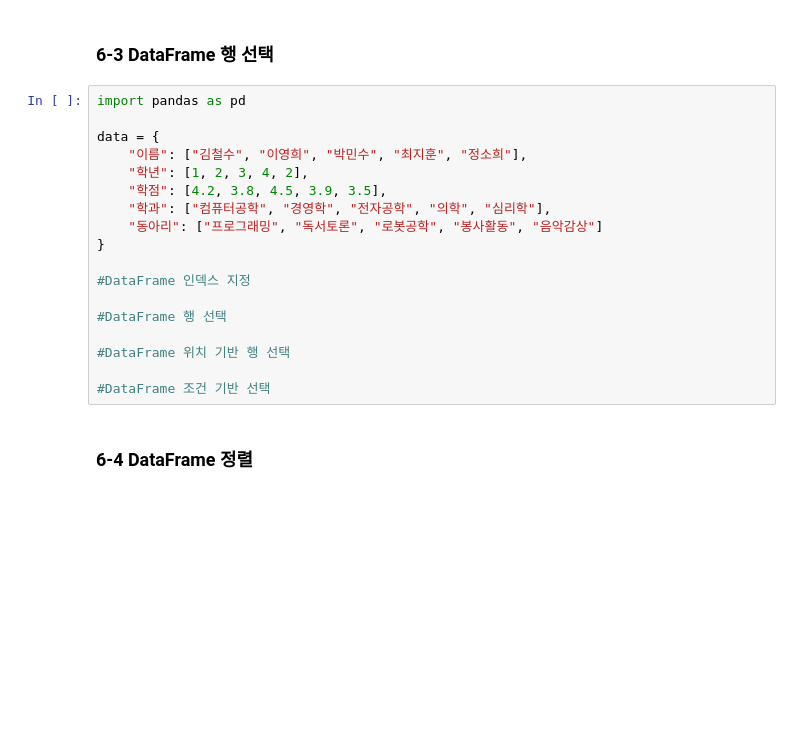
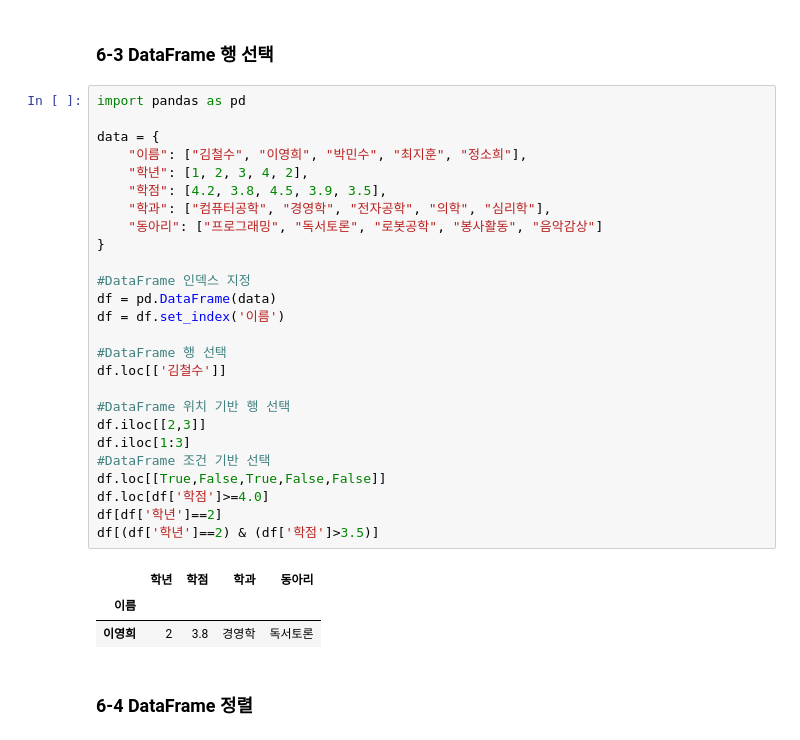
Before and after one commit to eggmoonstd/Data-Analysis-with-Open-Source, a Jupyter notebook: 오픈소스_데이터_분석_6강.ipynb, the cells around one changed output. Cells and saved outputs as stored; diff of their text form; blank space fills up the shorter version.

```diff
--- a/오픈소스_데이터_분석_6강.ipynb
+++ b/오픈소스_데이터_분석_6강.ipynb
@@ -67,21 +67,33 @@ rename_df
 # %%
 import pandas as pd
 
 data = {
     "이름": ["김철수", "이영희", "박민수", "최지훈", "정소희"],
     "학년": [1, 2, 3, 4, 2],
     "학점": [4.2, 3.8, 4.5, 3.9, 3.5],
     "학과": ["컴퓨터공학", "경영학", "전자공학", "의학", "심리학"],
     "동아리": ["프로그래밍", "독서토론", "로봇공학", "봉사활동", "음악감상"]
 }
 
 #DataFrame 인덱스 지정
+df = pd.DataFrame(data)
+df = df.set_index('이름')
 
 #DataFrame 행 선택
+df.loc[['김철수']]
 
 #DataFrame 위치 기반 행 선택
-
+df.iloc[[2,3]]
+df.iloc[1:3]
 #DataFrame 조건 기반 선택
+df.loc[[True,False,True,False,False]]
+df.loc[df['학점']>=4.0]
+df[df['학년']==2]
+df[(df['학년']==2) & (df['학점']>3.5)]
+# %% [output]
+|  | 학년 | 학점 | 학과 | 동아리 |
+| 이름 |  |  |  |  |
+| 이영희 | 2 | 3.8 | 경영학 | 독서토론 |
 # %% [markdown]
 ### 6-4 DataFrame 정렬
 # %%
```
Also changed, not shown: parts of 1 cell of this notebook.
